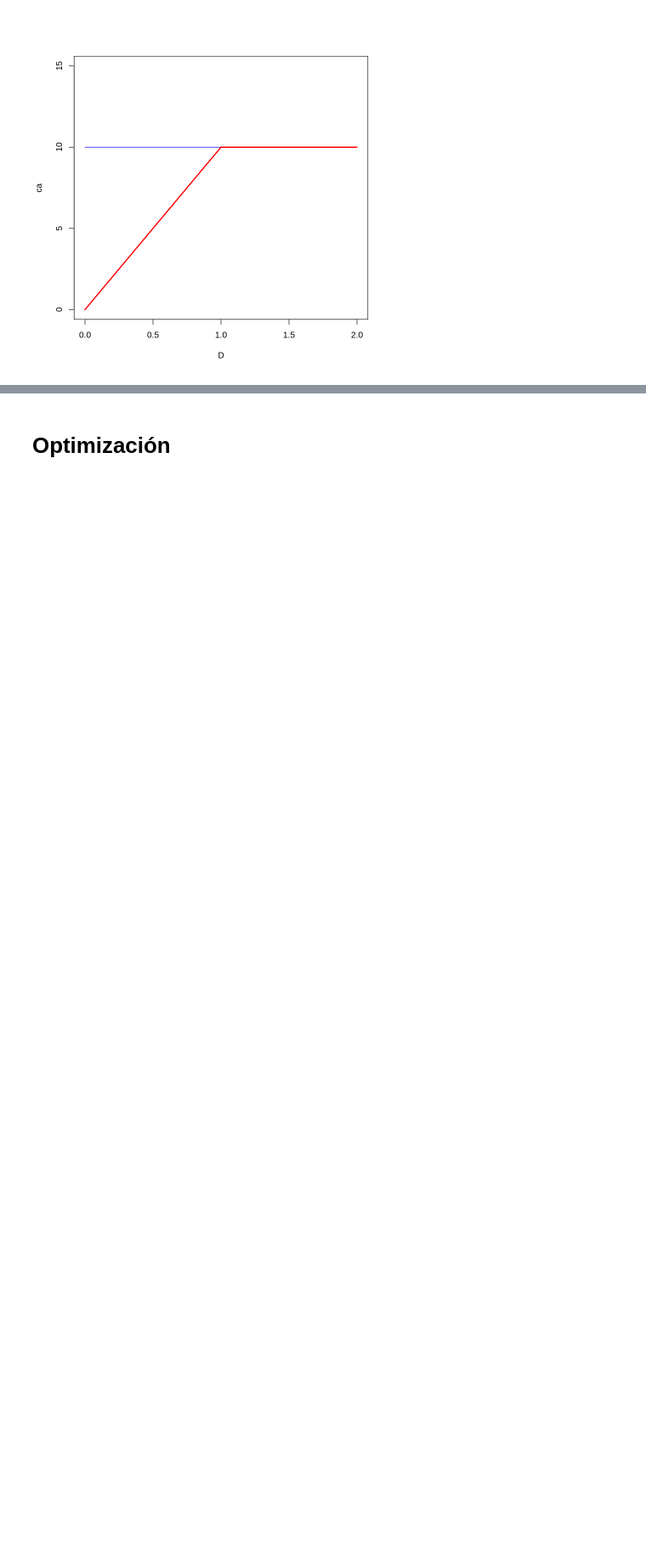
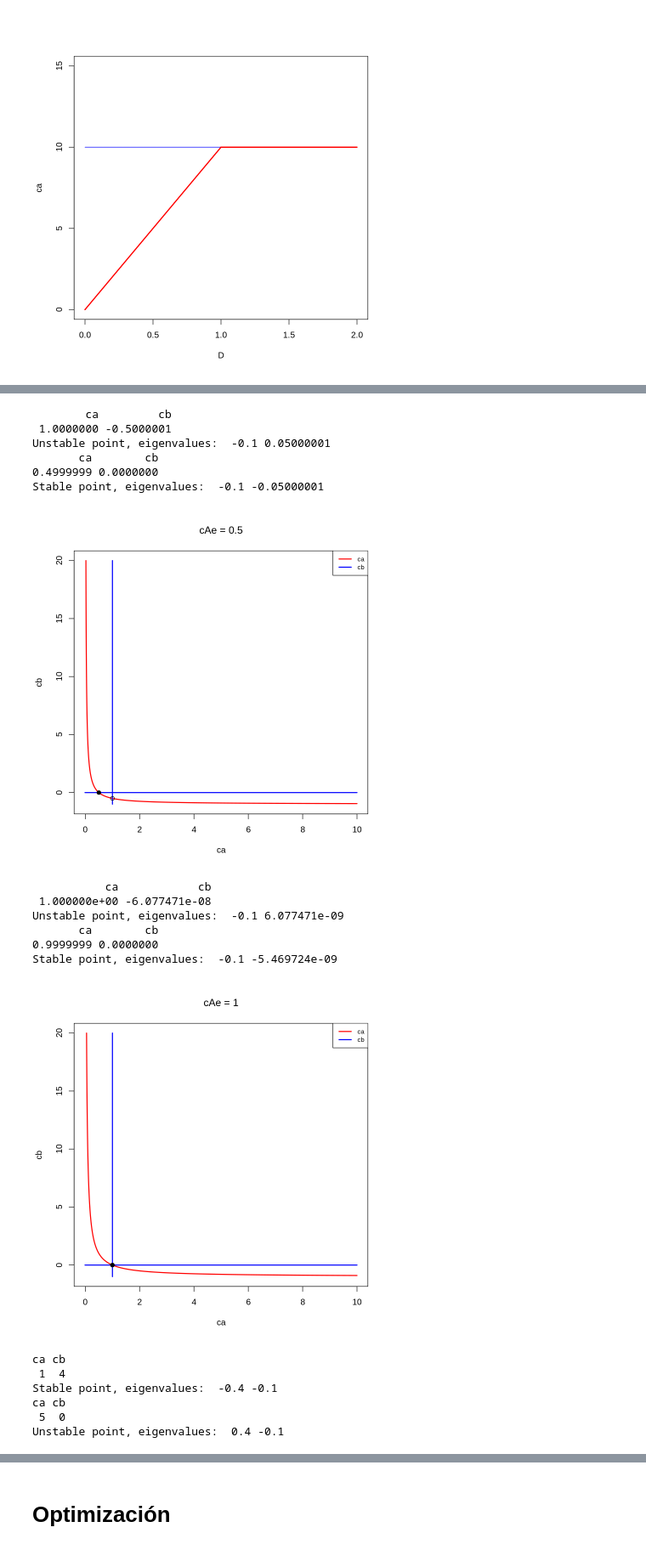
Before and after one commit to JuanM-GG/sistemas-dinamicos-R, a Jupyter notebook: balance_reactor.ipynb, the cells around one changed output, grey strips where cells are left out. Shown at 85% size. Cells and saved outputs as stored; diff of their text form; code cells hidden in the pictures; blank space fills up the shorter version.

```diff
--- a/balance_reactor.ipynb
+++ b/balance_reactor.ipynb
@@ -292,0 +302,30 @@ Cuando se llega al valor $D = 1$, y el valor de equilibrio $c_{Bss} = 0$ se vuel
+# %%
+for(cain in c(0.5,1,5,10, 15)) {
+
+  p["cain"] <- cain
+  plane(xmax = 10, ymax = 20, xmin = -0.01, ymin = -1, main = paste0("cAe = ", cain))
+  newton(state = c(ca = 1, cb = 10), plot = TRUE)
+  newton(state = c(ca = 10, cb = 0), plot = TRUE)
+}
+p["cain"] <- 10 # regresar al valor inicial
+# %% [output]
+        ca         cb
+ 1.0000000 -0.5000001
+Unstable point, eigenvalues:  -0.1 0.05000001
+       ca        cb
+0.4999999 0.0000000
+Stable point, eigenvalues:  -0.1 -0.05000001
+[figure, added]
+           ca            cb
+ 1.000000e+00 -6.077471e-08
+Unstable point, eigenvalues:  -0.1 6.077471e-09
+       ca        cb
+0.9999999 0.0000000
+Stable point, eigenvalues:  -0.1 -5.469724e-09
+[figure, added]
+ca cb
+ 1  4
+Stable point, eigenvalues:  -0.4 -0.1
+ca cb
+ 5  0
+Unstable point, eigenvalues:  0.4 -0.1
```
Also changed, not shown: parts of 28 cells of this notebook.
